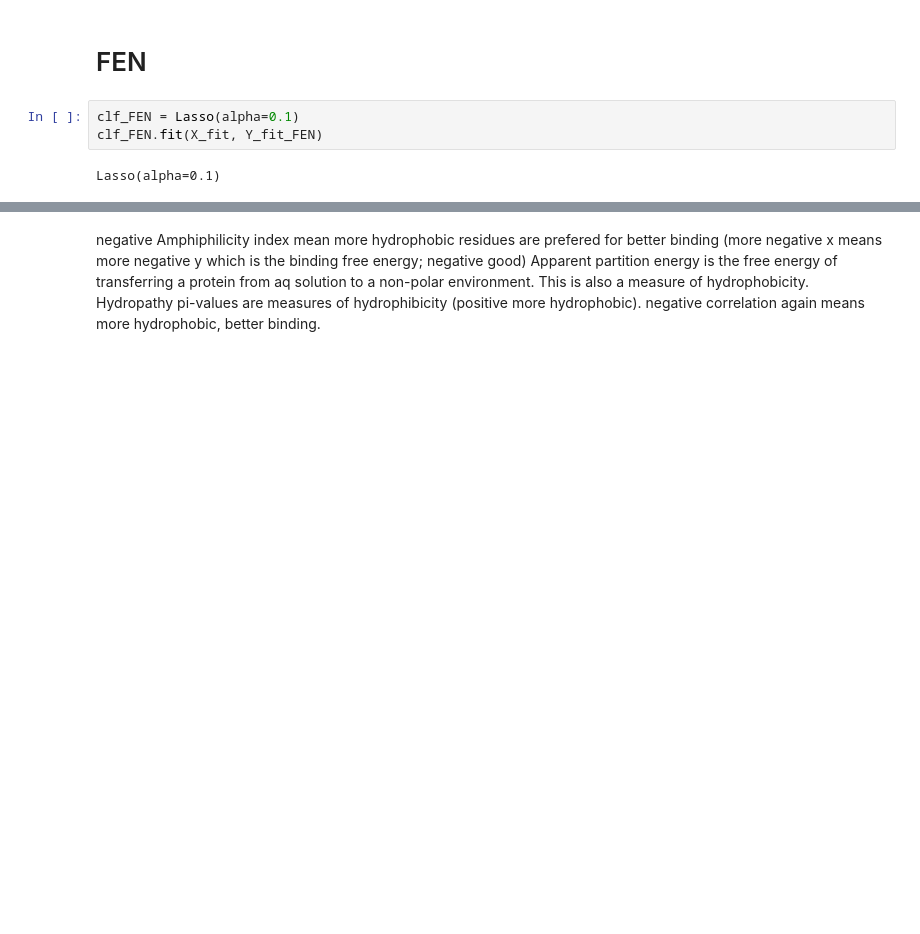
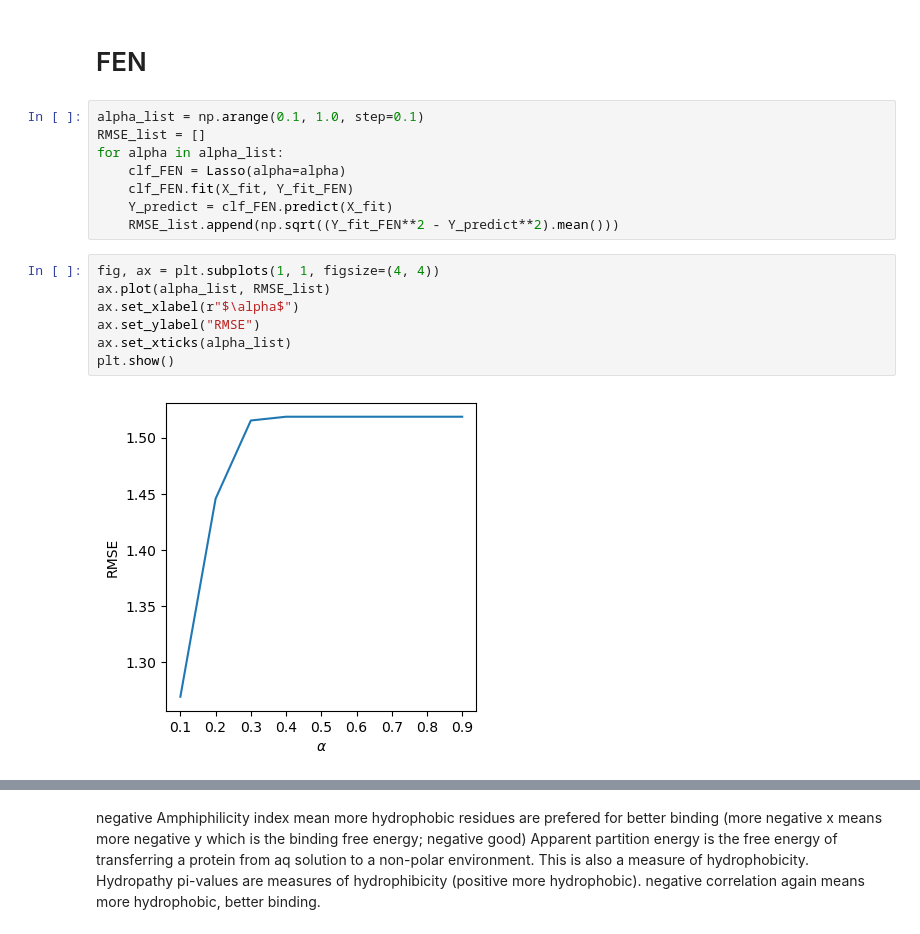
Before and after one commit to arminshzd/PCC-FECalc, a Jupyter notebook: analysis_notebooks/LASSO/lasso_analysis.ipynb, the cells around one changed output, grey strips where cells are left out. Drawn from its saved outputs; the diff is of its cells as text; blank space fills up the shorter version.

Commit message:
Added elbow plots for alpha values

```diff
--- a/analysis_notebooks/LASSO/lasso_analysis.ipynb
+++ b/analysis_notebooks/LASSO/lasso_analysis.ipynb
@@ -128,7 +97,19 @@ X_fit = scaler.fit_transform(X_fit)
 # %% [markdown]
 # FEN
 # %%
-clf_FEN = Lasso(alpha=0.1)
-clf_FEN.fit(X_fit, Y_fit_FEN)
+alpha_list = np.arange(0.1, 1.0, step=0.1)
+RMSE_list = []
+for alpha in alpha_list:
+    clf_FEN = Lasso(alpha=alpha)
+    clf_FEN.fit(X_fit, Y_fit_FEN)
+    Y_predict = clf_FEN.predict(X_fit)
+    RMSE_list.append(np.sqrt((Y_fit_FEN**2 - Y_predict**2).mean()))
-# %% [output]
-Lasso(alpha=0.1)
+# %%
+fig, ax = plt.subplots(1, 1, figsize=(4, 4))
+ax.plot(alpha_list, RMSE_list)
+ax.set_xlabel(r"$\alpha$")
+ax.set_ylabel("RMSE")
+ax.set_xticks(alpha_list)
+plt.show()
+# %% [output]
+[figure, added]
```
Also changed, not shown: parts of 16 cells of this notebook.
